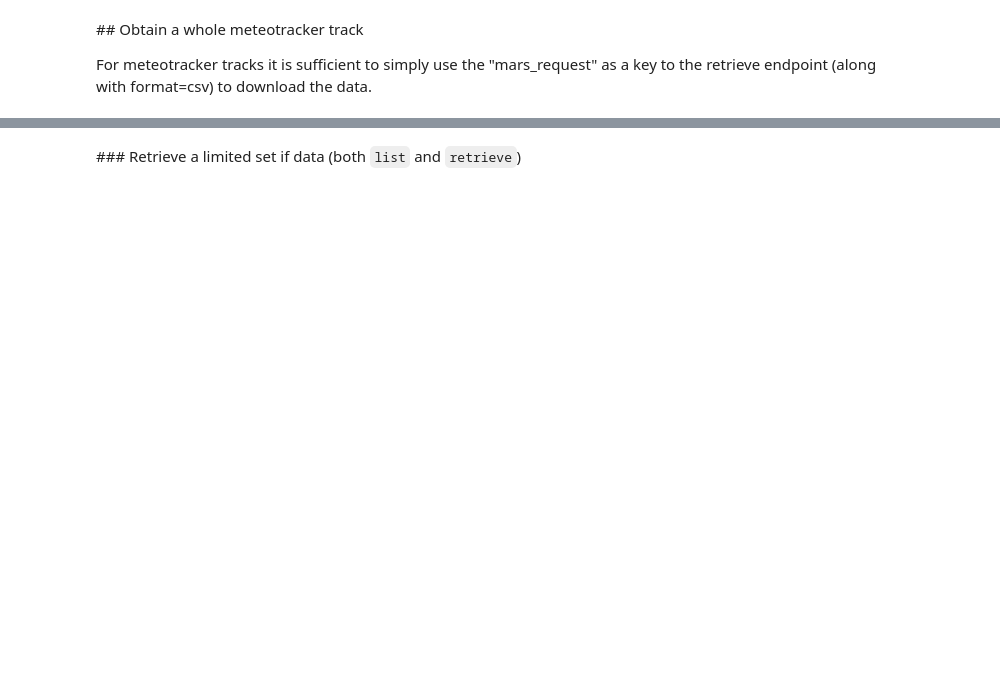
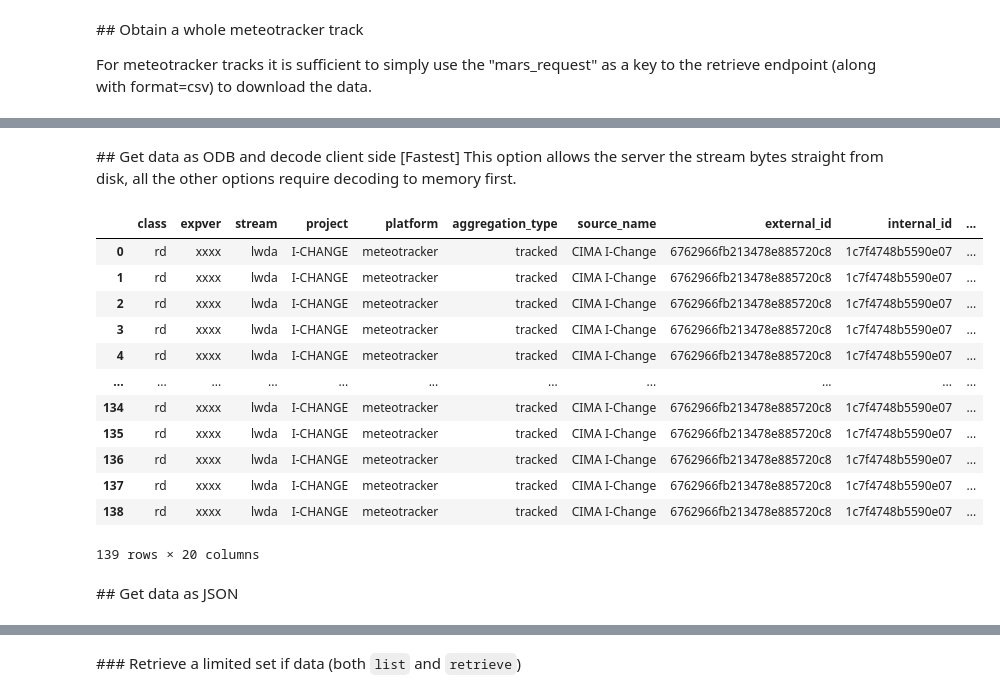
Before and after one commit to ecmwf/IonBeam, a Jupyter notebook: notebooks/iCHANGE/ICHANGE_IonBeam_Access_demo_document.ipynb, the cells around one changed output, grey strips where cells are left out. Drawn from its saved outputs; the diff is of its cells as text; code cells hidden in the pictures; blank space fills up the shorter version.

```diff
--- a/notebooks/iCHANGE/ICHANGE_IonBeam_Access_demo_document.ipynb
+++ b/notebooks/iCHANGE/ICHANGE_IonBeam_Access_demo_document.ipynb
@@ -100,0 +158,34 @@ For meteotracker tracks it is sufficient to simply use the "mars_request" as a k
+# %% [markdown]
+## Get data as ODB and decode client side [Fastest]
+This option allows the server the stream bytes straight from disk, all the other options require decoding to memory first.
+# %%
+args = {
+    "format" : "odb"
+}
+
+data = session.get(url + "retrieve", params = example_station["mars_request"] | args)
+data.raise_for_status()
+
+df = None
+try:
+    import pyodc
+    df = pyodc.read_odb(BytesIO(data.content), single = True)
+except ImportError:
+    print("pyodc not installed")
+df
+# %% [output]
+|  | class | expver | stream | project | platform | aggregation_type | source_name | external_id | internal_id | ... |
+| 0 | rd | xxxx | lwda | I-CHANGE | meteotracker | tracked | CIMA I-Change | 6762966fb213478e885720c8 | 1c7f4748b5590e07 | ... |
+| 1 | rd | xxxx | lwda | I-CHANGE | meteotracker | tracked | CIMA I-Change | 6762966fb213478e885720c8 | 1c7f4748b5590e07 | ... |
+| 2 | rd | xxxx | lwda | I-CHANGE | meteotracker | tracked | CIMA I-Change | 6762966fb213478e885720c8 | 1c7f4748b5590e07 | ... |
+| 3 | rd | xxxx | lwda | I-CHANGE | meteotracker | tracked | CIMA I-Change | 6762966fb213478e885720c8 | 1c7f4748b5590e07 | ... |
+| 4 | rd | xxxx | lwda | I-CHANGE | meteotracker | tracked | CIMA I-Change | 6762966fb213478e885720c8 | 1c7f4748b5590e07 | ... |
+| ... | ... | ... | ... | ... | ... | ... | ... | ... | ... | ... |
+| 134 | rd | xxxx | lwda | I-CHANGE | meteotracker | tracked | CIMA I-Change | 6762966fb213478e885720c8 | 1c7f4748b5590e07 | ... |
+| 135 | rd | xxxx | lwda | I-CHANGE | meteotracker | tracked | CIMA I-Change | 6762966fb213478e885720c8 | 1c7f4748b5590e07 | ... |
+| 136 | rd | xxxx | lwda | I-CHANGE | meteotracker | tracked | CIMA I-Change | 6762966fb213478e885720c8 | 1c7f4748b5590e07 | ... |
+| 137 | rd | xxxx | lwda | I-CHANGE | meteotracker | tracked | CIMA I-Change | 6762966fb213478e885720c8 | 1c7f4748b5590e07 | ... |
+| 138 | rd | xxxx | lwda | I-CHANGE | meteotracker | tracked | CIMA I-Change | 6762966fb213478e885720c8 | 1c7f4748b5590e07 | ... |
+139 rows × 20 columns
+# %% [markdown]
+## Get data as JSON
```
Also changed, not shown: parts of 48 cells of this notebook, 56 other files.
